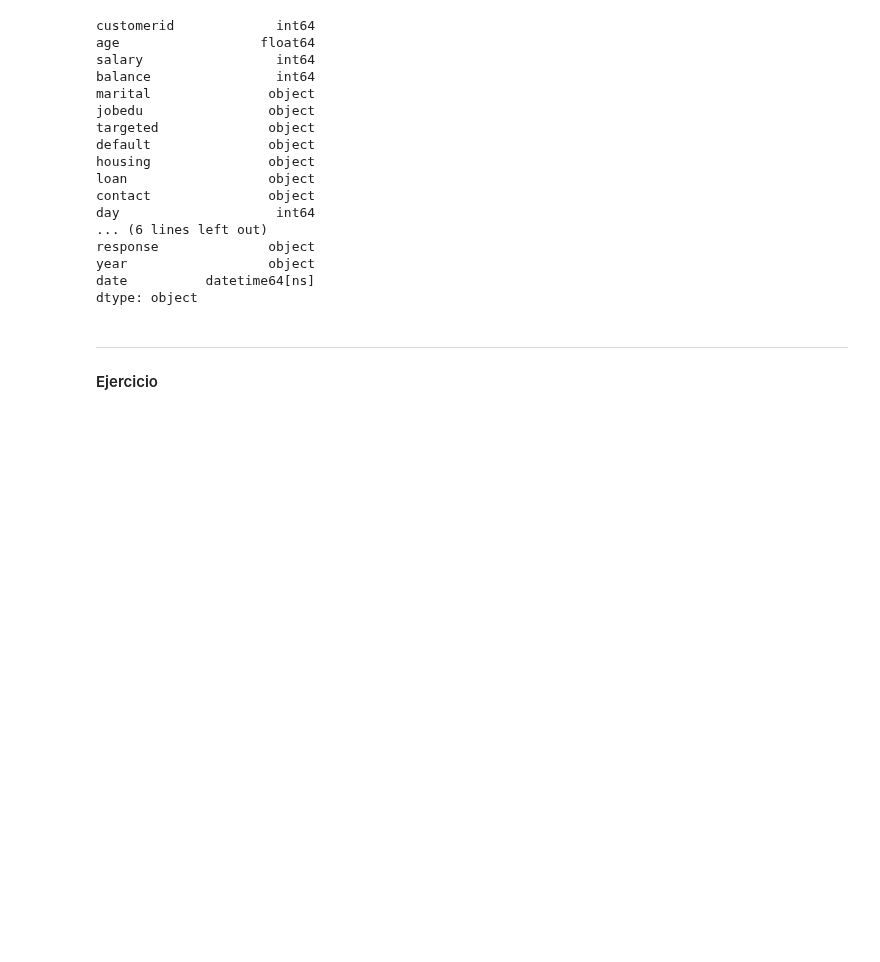
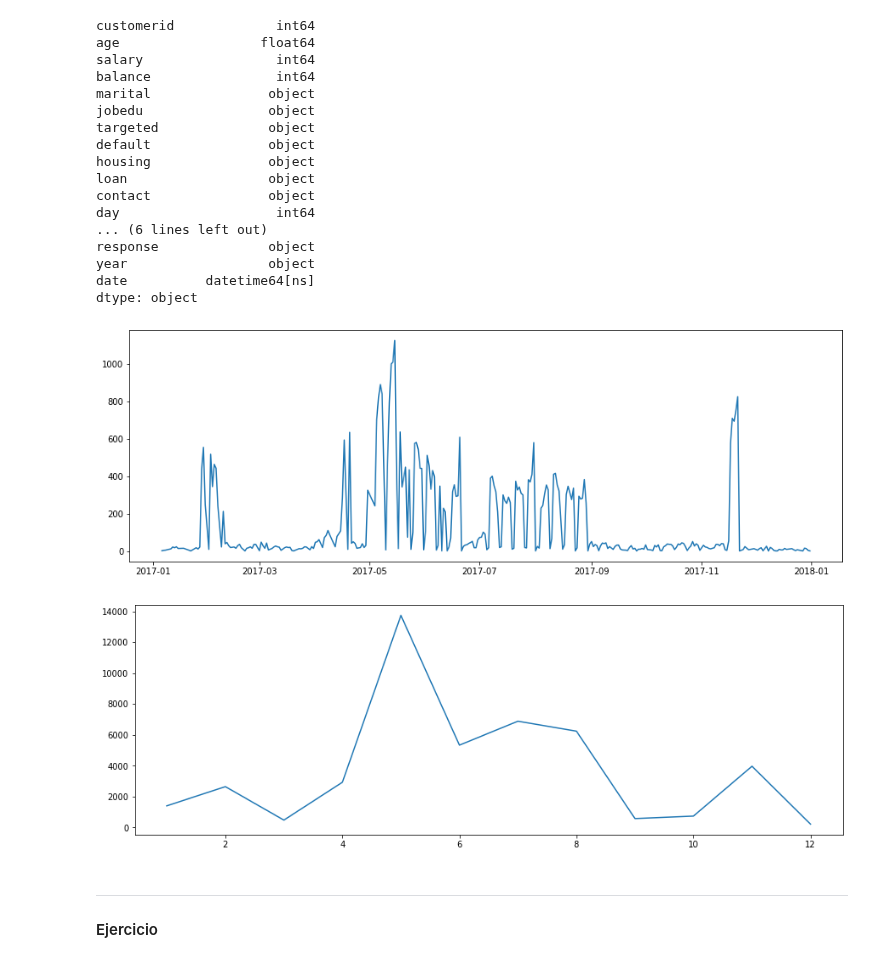
Before and after one commit to JuanMartinL/Data-Science-Crash-Course, a Jupyter notebook: Lecture 6 - Data Science - Data Cleaning/Lecture6_DataScience_DataCleaning_StudentCase.ipynb, the cells around one changed output. Drawn from its saved outputs; the diff is of its cells as text; code cells hidden in the pictures; blank space fills up the shorter version.

```diff
--- a/Lecture 6 - Data Science - Data Cleaning/Lecture6_DataScience_DataCleaning_StudentCase.ipynb
+++ b/Lecture 6 - Data Science - Data Cleaning/Lecture6_DataScience_DataCleaning_StudentCase.ipynb
@@ -562,10 +562,10 @@ Ahora, tenemos el día, el mes y el año en diferentes columnas. Sería de mayor
 data["date"] = data.day.astype(str) + "/" + data.month + "/" + data.year
 
 # Removiendo un espacio
-data.date = data.date.str.replace(' ', '')
+data.date = data['date'].str.replace(' ', '')
 
 # Convirtiendo la columna en un datetime
-data.date = pd.to_datetime(data.date)
+data.date = pd.to_datetime(data['date'])
 
 # Revisando la columna de la fecha
 data.dtypes
@@ -587,6 +587,31 @@ response              object
 year                  object
 date          datetime64[ns]
 dtype: object
+# %%
+import pandas as pd
+import matplotlib.pyplot as plt
+
+# Gráfica por día
+plt.figure(figsize = (15, 5))
+
+df_temp = data[['customerid', 'date']].groupby('date').count().reset_index()
+
+plt.plot('date', 'customerid', data = df_temp)
+
+plt.show()
+
+# Gráfica por mes
+plt.figure(figsize = (15, 5))
+
+data['mes'] = data['date'].dt.month
+df_temp = data[['customerid', 'mes']].groupby('mes').count().reset_index()
+
+plt.plot('mes', 'customerid', data = df_temp)
+
+plt.show()
+# %% [output]
+[figure, added]
+[figure, added]
 # %% [markdown]
 --------------------------------------------
 
```
Also changed, not shown: 5 other files.
